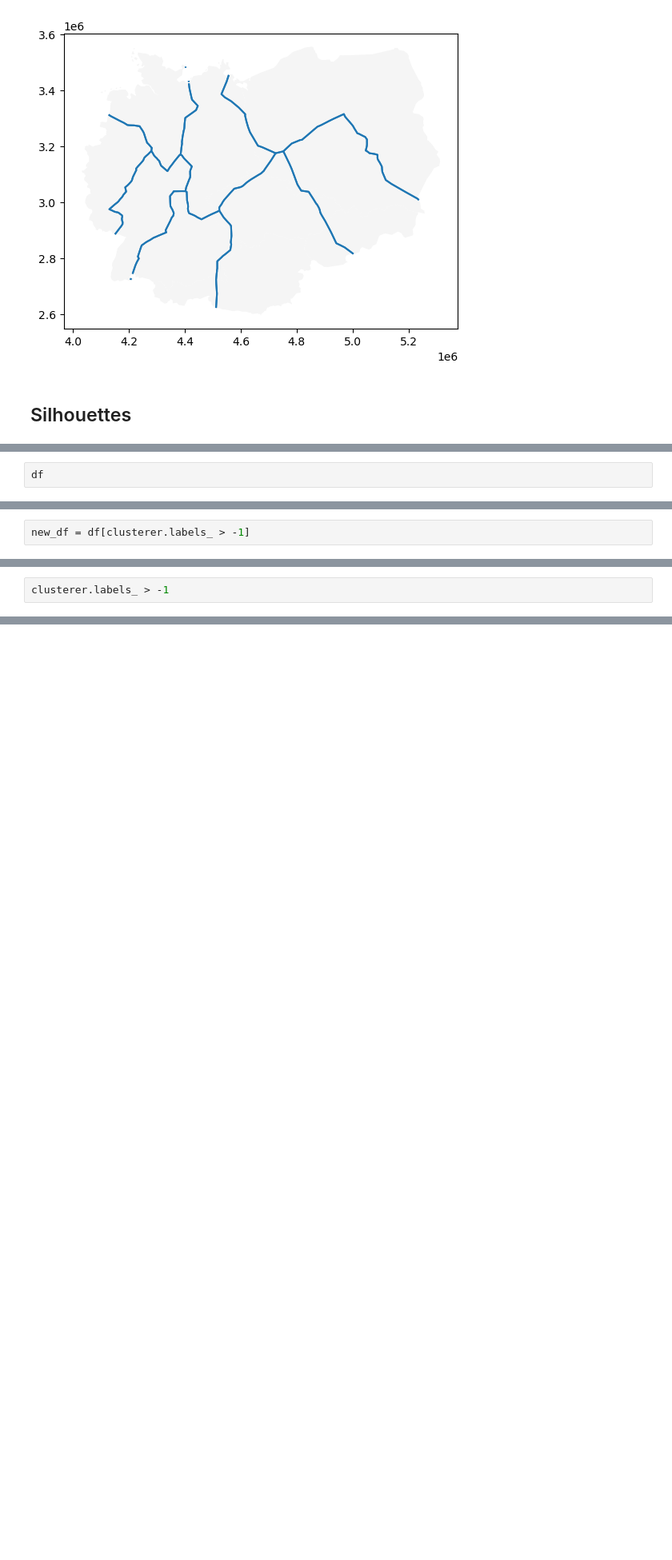
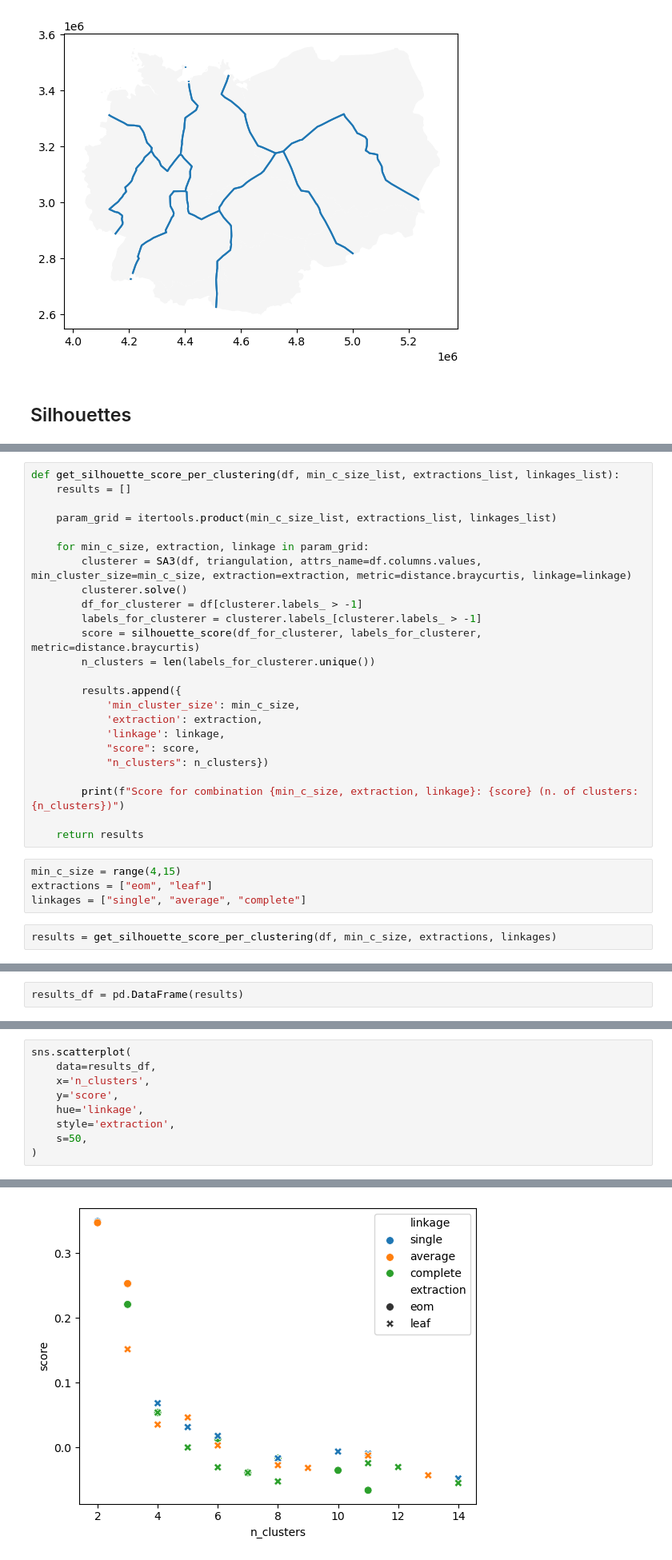
Before and after one commit to uscuni/boundaries_of_change, a Jupyter notebook: code/04_clustering.ipynb, the cells around one changed output, grey strips where cells are left out. Shown at 80% size. Cells and saved outputs as stored; diff of their text form; blank space fills up the shorter version.

Commit message:
compute and plot silhouette scores in a paramgrid

```diff
--- a/code/04_clustering.ipynb
+++ b/code/04_clustering.ipynb
@@ -515,3 +478,31 @@ AttributeError: 'list' object has no attribute 'hist'
+# %%
+def get_silhouette_score_per_clustering(df, min_c_size_list, extractions_list, linkages_list):
+    results = []
+
+    param_grid = itertools.product(min_c_size_list, extractions_list, linkages_list)
+
+    for min_c_size, extraction, linkage in param_grid:
+        clusterer = SA3(df, triangulation, attrs_name=df.columns.values, min_cluster_size=min_c_size, extraction=extraction, metric=distance.braycurtis, linkage=linkage)
+        clusterer.solve()
+        df_for_clusterer = df[clusterer.labels_ > -1]
+        labels_for_clusterer = clusterer.labels_[clusterer.labels_ > -1]
+        score = silhouette_score(df_for_clusterer, labels_for_clusterer, metric=distance.braycurtis)
+        n_clusters = len(labels_for_clusterer.unique())
+
+        results.append({
+            'min_cluster_size': min_c_size,
+            'extraction': extraction,
+            'linkage': linkage,
+            "score": score,
+            "n_clusters": n_clusters})
+
+        print(f"Score for combination {min_c_size, extraction, linkage}: {score} (n. of clusters: {n_clusters})")
+
+    return results
+# %%
+min_c_size = range(4,15)
+extractions = ["eom", "leaf"]
+linkages = ["single", "average", "complete"]
 # %%
-df
+results = get_silhouette_score_per_clustering(df, min_c_size, extractions, linkages)
 # %% [output]
@@ -531,2 +526,2 @@ df
 # %%
-new_df = df[clusterer.labels_ > -1]
+results_df = pd.DataFrame(results)
@@ -549,3 +528,10 @@ new_df
 # %%
-clusterer.labels_ > -1
+sns.scatterplot(
+    data=results_df,
+    x='n_clusters',
+    y='score',
+    hue='linkage',
+    style='extraction',
+    s=50,
+)
 # %% [output]
@@ -563,0 +539 @@ Length: 136, dtype: bool
+[figure, added]
```
Also changed, not shown: parts of 18 cells of this notebook.
